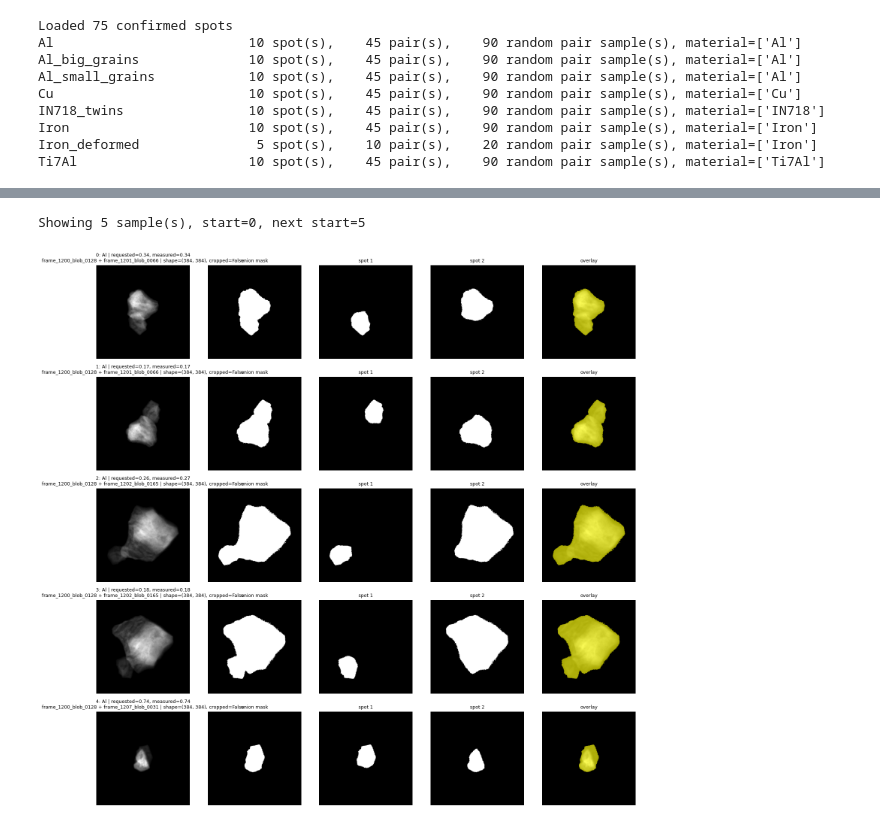
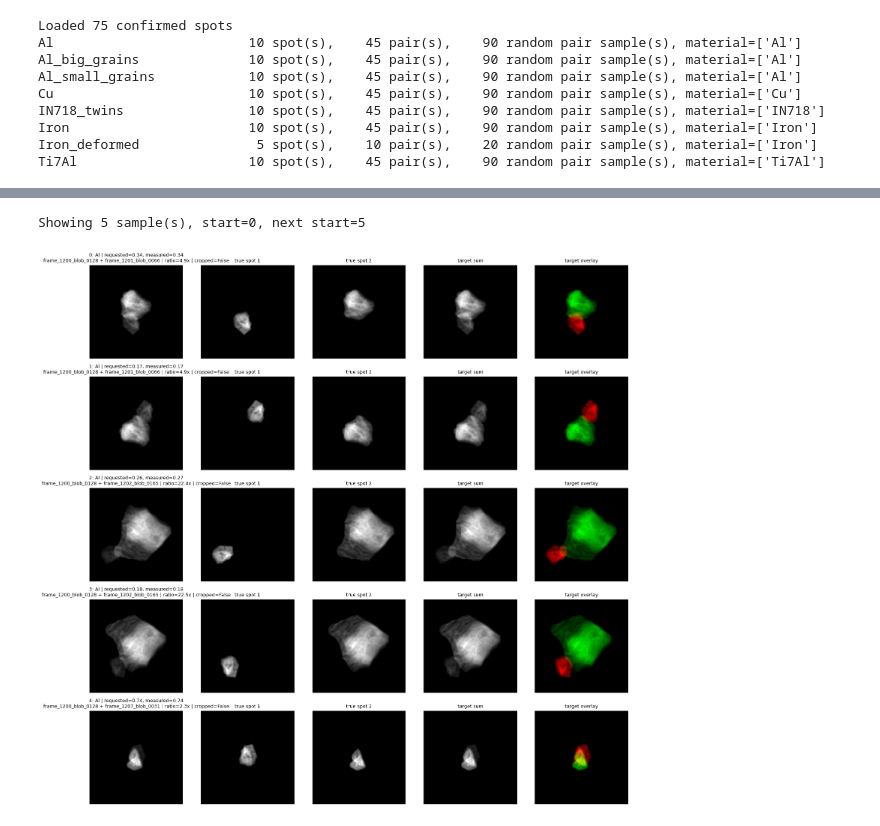
Before and after one commit to bluepineapple2000/CodeMA, a Jupyter notebook: augment_data/augmentation.ipynb, the cells around one changed output, grey strips where cells are left out. Saved outputs shown, nothing was run; the diff lists cells and outputs as text; code cells hidden in the pictures.

```diff
--- a/augment_data/augmentation.ipynb
+++ b/augment_data/augmentation.ipynb
@@ -24,7 +24,7 @@ def find_project_dir():
 
 PROJECT_DIR = find_project_dir()
 DATA_ESRF = PROJECT_DIR.parent / "data_esrf"
-RAW_ROOTS = [DATA_ESRF, DATA_ESRF / "mnt"]
+RAW_ROOTS = [DATA_ESRF / "mnt"]
 
 CATALOG_FILE = DATA_ESRF / "confirmed_spots_merged.h5"
 if not CATALOG_FILE.exists():
@@ -664,46 +713,47 @@ def browse_random_overlap_samples(start=0, count=5, dataset=None, seed=RNG_SEED)
         if len(shown) >= count:
             break
 
     if not shown:
         print("No samples found. Check start/count or dataset name.")
         return
 
     fig, axes = plt.subplots(len(shown), 5, figsize=(15, 3 * len(shown)), squeeze=False)
     for row, (sample_dataset, sample) in enumerate(shown):
-        image, mask, meta, spot_masks = sample
+        image, mask, meta, spot_images = sample
         requested = meta.get("requested_overlap_fraction", 0.0)
         measured = meta.get("measured_mask_overlap_fraction", 0.0)
         donors = [donor["spot"].split("/")[-1] for donor in meta["donor_spots"]]
         fixed = meta.get("fixed_patch", {})
+        spot_sums = spot_images.reshape(2, -1).sum(axis=1)
+        intensity_ratio = max(spot_sums) / max(min(spot_sums), 1e-12)
         title = (
             f"{start + row}: {sample_dataset} | requested={requested:.2f}, measured={measured:.2f}\n"
-            f"{donors[0]} + {donors[1]} | shape={image.shape}, cropped={fixed.get('cropped_to_fit', False)}"
+            f"{donors[0]} + {donors[1]} | ratio={intensity_ratio:.1f}x | cropped={fixed.get('cropped_to_fit', False)}"
         )
 
-        axes[row, 0].imshow(image, cmap="gray")
+        axes[row, 0].imshow(image, cmap="gray", vmin=robust_limits(image)[0], vmax=robust_limits(image)[1])
         axes[row, 0].set_title(title, fontsize=9)
-        axes[row, 1].imshow(mask, cmap="gray", vmin=0, vmax=1)
-        axes[row, 1].set_title("union mask", fontsize=9)
-        axes[row, 2].imshow(spot_masks[0], cmap="gray", vmin=0, vmax=1)
-        axes[row, 2].set_title("spot 1", fontsize=9)
-        axes[row, 3].imshow(spot_masks[1], cmap="gray", vmin=0, vmax=1)
-        axes[row, 3].set_title("spot 2", fontsize=9)
-        axes[row, 4].imshow(image, cmap="gray")
-        axes[row, 4].imshow(np.ma.masked_where(mask == 0, mask), cmap="autumn", alpha=0.65, vmin=0, vmax=1)
-        axes[row, 4].set_title("overlay", fontsize=9)
+        axes[row, 1].imshow(spot_images[0], cmap="gray", vmin=robust_limits(spot_images[0])[0], vmax=robust_limits(spot_images[0])[1])
+        axes[row, 1].set_title("true spot 1", fontsize=9)
+        axes[row, 2].imshow(spot_images[1], cmap="gray", vmin=robust_limits(spot_images[1])[0], vmax=robust_limits(spot_images[1])[1])
+        axes[row, 2].set_title("true spot 2", fontsize=9)
+        axes[row, 3].imshow(spot_images.sum(axis=0), cmap="gray", vmin=robust_limits(spot_images.sum(axis=0))[0], vmax=robust_limits(spot_images.sum(axis=0))[1])
+        axes[row, 3].set_title("target sum", fontsize=9)
+        axes[row, 4].imshow(target_overlay(spot_images))
+        axes[row, 4].set_title("target overlay", fontsize=9)
         for ax in axes[row]:
             ax.axis("off")
 
     plt.tight_layout()
     print(f"Showing {len(shown)} sample(s), start={start}, next start={start + len(shown)}")
 
 
 # Change start to browse the next batch: 0, 5, 10, ...
 # Set dataset="Iron" or dataset="Al" if you only want one dataset.
 browse_random_overlap_samples(start=0, count=5, dataset=None, seed=RNG_SEED)
 # %% [output]
 Showing 5 sample(s), start=0, next start=5
-[figure, old version]
+[figure, new version]
 # %%
 def write_augmented_archive(out_file=OUT_FILE, seed=RNG_SEED, overwrite=OVERWRITE):
     out_file = Path(out_file)
```
Also changed, not shown: parts of 7 cells of this notebook, 1 other file.
